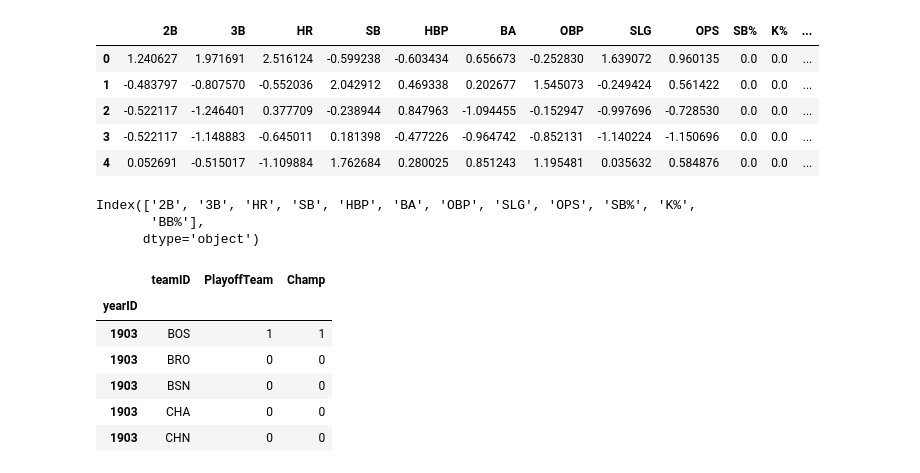
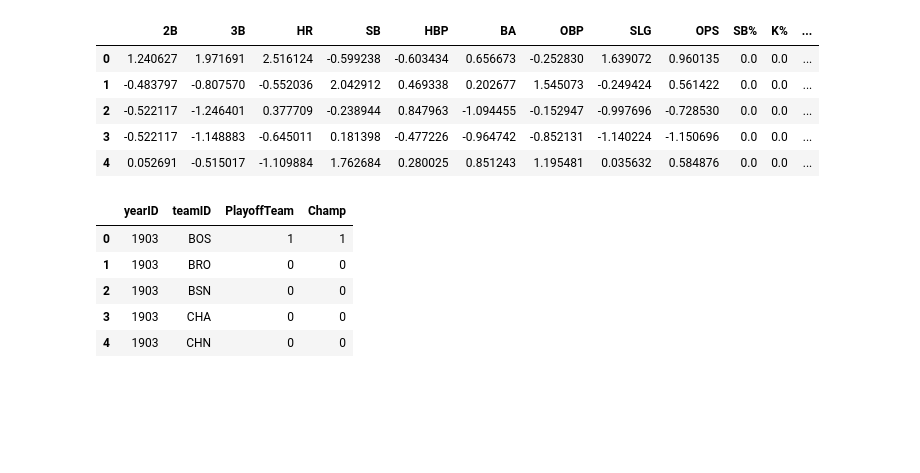
Before and after one commit to davidbabb/BaseballPlayoffs, a Jupyter notebook: baseball-analysis/notebooks/data_standardization.ipynb, the cells around one changed output. Cells and saved outputs as stored; diff of their text form; code cells hidden in the pictures; blank space fills up the shorter version.

Commit message:
data is ready for models

```diff
--- a/baseball-analysis/notebooks/data_standardization.ipynb
+++ b/baseball-analysis/notebooks/data_standardization.ipynb
@@ -39,5 +58,5 @@ def standardize(df):
 # %%
-cols = number_data.columns.drop(['PlayoffTeam','Champ'])
+cols = number_data.columns
 # %%
 cols
 # %% [output]
@@ -106,18 +99,13 @@ cols2 = master_data.columns.drop(['teamID','PlayoffTeam','Champ'])
-# %%
-cols2
-# %% [output]
-Index(['2B', '3B', 'HR', 'SB', 'HBP', 'BA', 'OBP', 'SLG', 'OPS', 'SB%', 'K%',
-       'BB%'],
-      dtype='object')
 # %%
-creative_data = master_data.drop(cols2,axis=1)
+playoff_teams = master_data.drop(cols,axis=1)
+# %%
+playoff_teams.reset_index(inplace=True)
 # %%
-creative_data.head()
+playoff_teams.head()
 # %% [output]
-|  | teamID | PlayoffTeam | Champ |
-| yearID |  |  |  |
-| 1903 | BOS | 1 | 1 |
-| 1903 | BRO | 0 | 0 |
-| 1903 | BSN | 0 | 0 |
-| 1903 | CHA | 0 | 0 |
-| 1903 | CHN | 0 | 0 |
+|  | yearID | teamID | PlayoffTeam | Champ |
+| 0 | 1903 | BOS | 1 | 1 |
+| 1 | 1903 | BRO | 0 | 0 |
+| 2 | 1903 | BSN | 0 | 0 |
+| 3 | 1903 | CHA | 0 | 0 |
+| 4 | 1903 | CHN | 0 | 0 |
```
Also changed, not shown: parts of 21 cells of this notebook.
